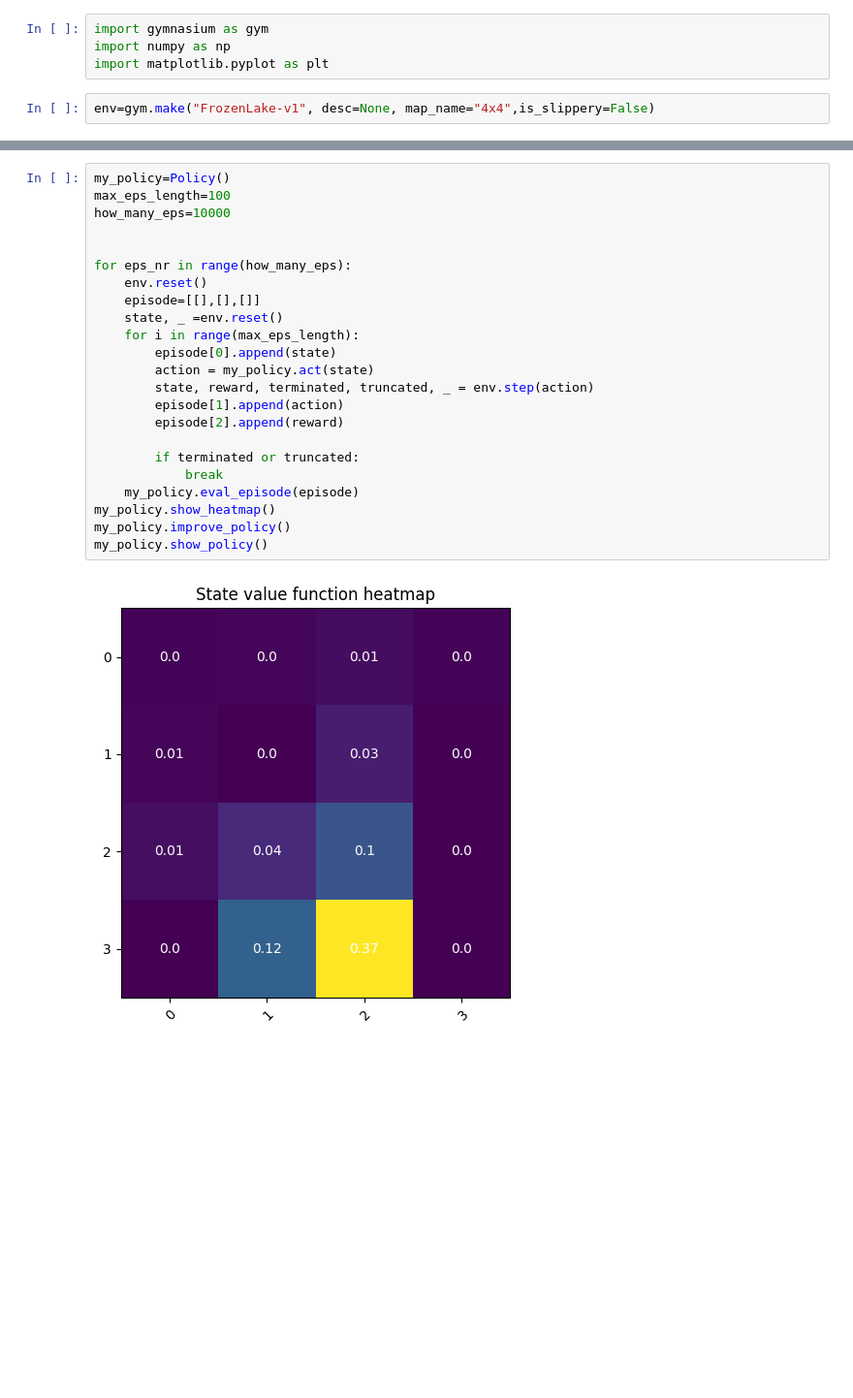
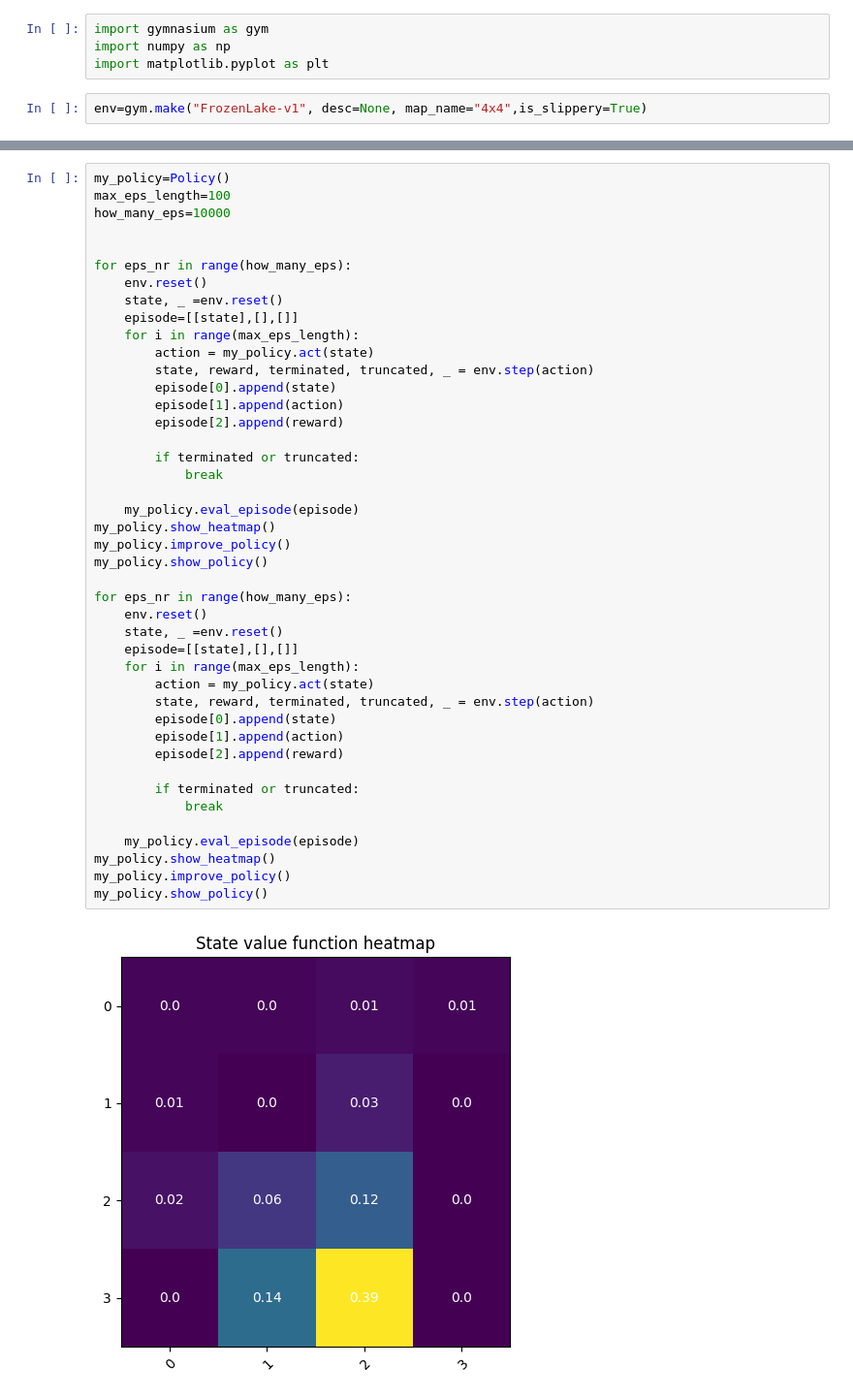
Before and after one commit to Fynn12345/DRL, a Jupyter notebook: sheet3/ex2.ipynb, the cells around one changed output, grey strips where cells are left out. Shown at 97% size. Saved outputs shown, nothing was run; the diff lists cells and outputs as text; blank space fills up the shorter version.

```diff
--- a/sheet3/ex2.ipynb
+++ b/sheet3/ex2.ipynb
@@ -3,7 +3,7 @@ import gymnasium as gym
 import numpy as np
 import matplotlib.pyplot as plt
 # %%
-env=gym.make("FrozenLake-v1", desc=None, map_name="4x4",is_slippery=False)
+env=gym.make("FrozenLake-v1", desc=None, map_name="4x4",is_slippery=True)
 # %%
 class Policy:
     def __init__(self,initial_policy=None,gamma=0.9):
@@ -128,25 +124,45 @@ class Policy:
 # %%
 my_policy=Policy()
 max_eps_length=100
 how_many_eps=10000
 
 
 for eps_nr in range(how_many_eps):
     env.reset()
-    episode=[[],[],[]]
     state, _ =env.reset()
+    episode=[[state],[],[]]
     for i in range(max_eps_length):
-        episode[0].append(state)
         action = my_policy.act(state)
         state, reward, terminated, truncated, _ = env.step(action)
+        episode[0].append(state)
         episode[1].append(action)
         episode[2].append(reward)
 
         if terminated or truncated:
             break
+
     my_policy.eval_episode(episode)
 my_policy.show_heatmap()
 my_policy.improve_policy()
 my_policy.show_policy()
+
+for eps_nr in range(how_many_eps):
+    env.reset()
+    state, _ =env.reset()
+    episode=[[state],[],[]]
+    for i in range(max_eps_length):
+        action = my_policy.act(state)
+        state, reward, terminated, truncated, _ = env.step(action)
+        episode[0].append(state)
+        episode[1].append(action)
+        episode[2].append(reward)
+
+        if terminated or truncated:
+            break
+
+    my_policy.eval_episode(episode)
+my_policy.show_heatmap()
+my_policy.improve_policy()
+my_policy.show_policy()
 # %% [output]
-[figure, old version]
+[figure, new version]
```
Also changed, not shown: parts of 3 cells of this notebook.
